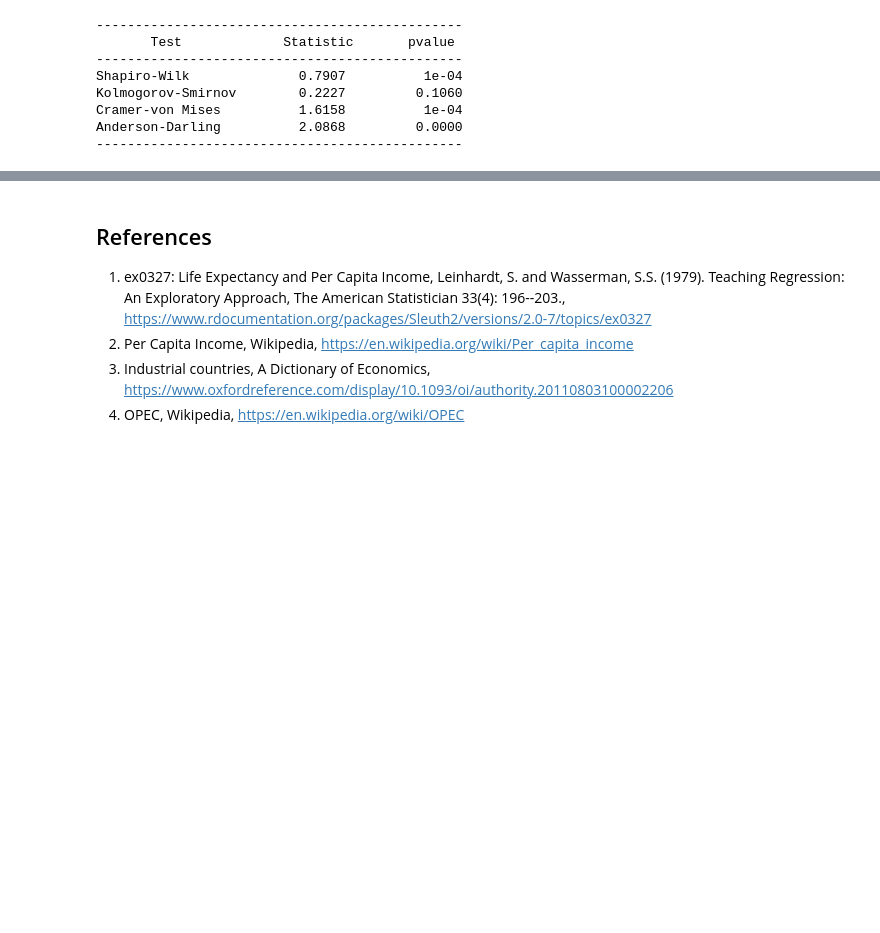
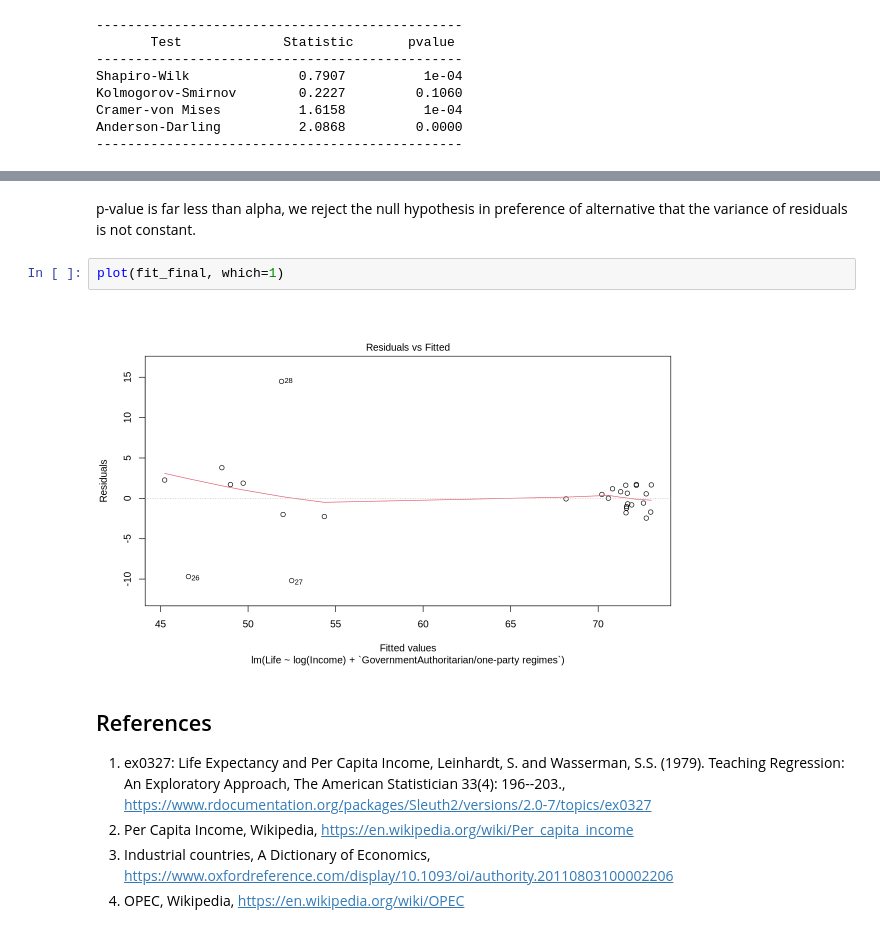
Before and after one commit to nickobard/eurostat-datasets-analysis, a Jupyter notebook: sem-2/semestral-work.ipynb, the cells around one changed output, grey strips where cells are left out. Cells and saved outputs as stored; diff of their text form; blank space fills up the shorter version.

```diff
--- a/sem-2/semestral-work.ipynb
+++ b/sem-2/semestral-work.ipynb
@@ -755,3 +785,9 @@ $3$ tests reject normality. Most probably this is because of outliers.
+# %% [markdown]
+p-value is far less than alpha, we reject the null hypothesis in preference of alternative that the variance of residuals is not constant.
+# %%
+plot(fit_final, which=1)
+# %% [output]
+[figure, added]
 # %% [markdown]
 ## References
 1. ex0327: Life Expectancy and Per Capita Income, Leinhardt, S. and Wasserman, S.S. (1979). Teaching Regression: An Exploratory Approach, The American Statistician 33(4): 196--203., https://www.rdocumentation.org/packages/Sleuth2/versions/2.0-7/topics/ex0327
```
Also changed, not shown: parts of 7 cells of this notebook.
